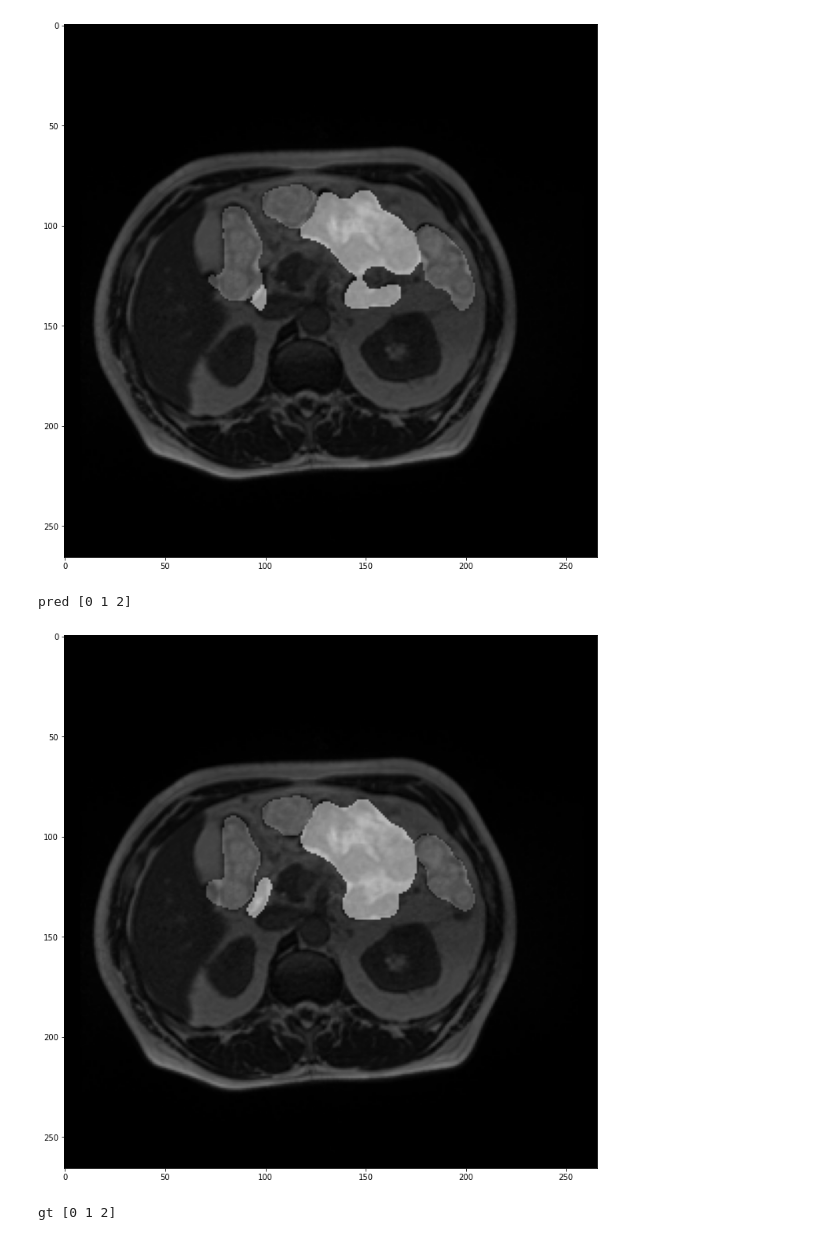
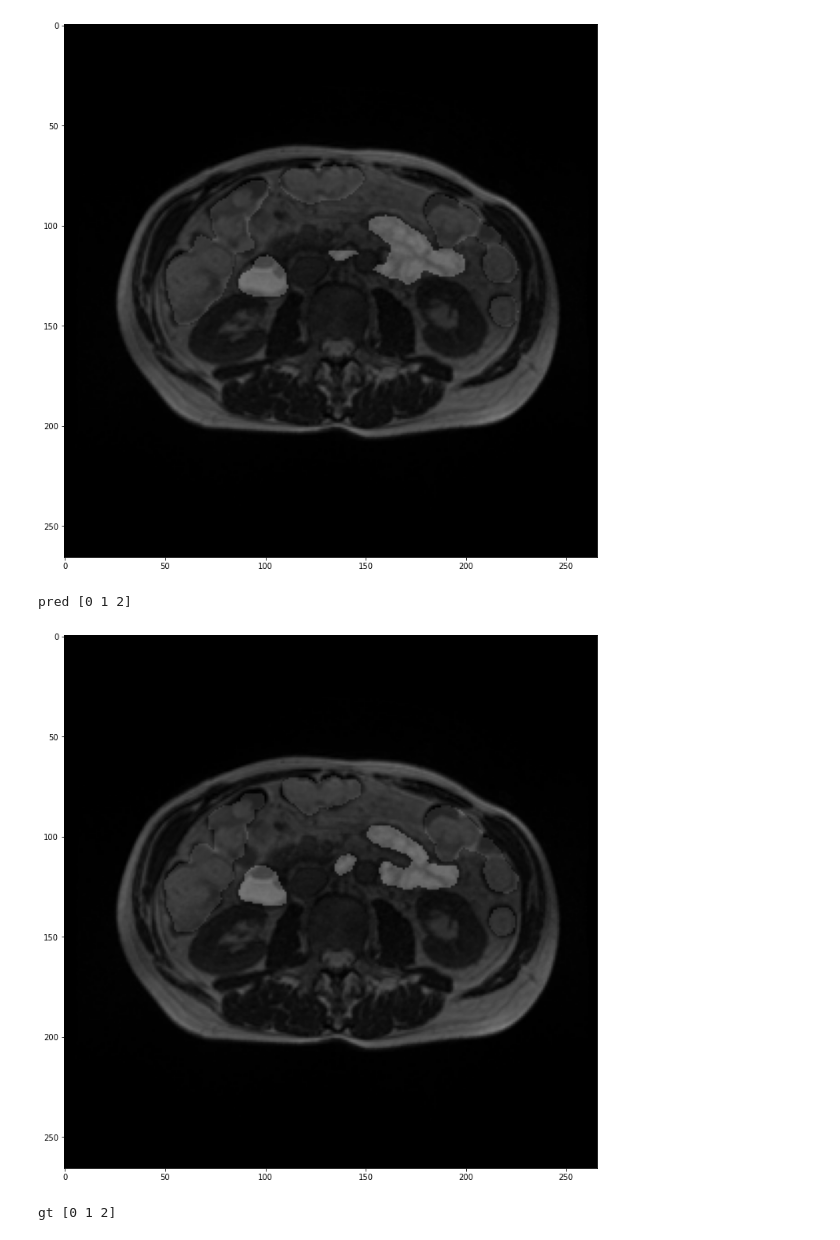
Before and after one commit to zezeze97/kaggle_segmentation, a Jupyter notebook: kaggle_segmentation/inference_demo.ipynb, the cells around one changed output. Drawn from its saved outputs; the diff is of its cells as text; code cells hidden in the pictures.

```diff
--- a/kaggle_segmentation/inference_demo.ipynb
+++ b/kaggle_segmentation/inference_demo.ipynb
@@ -4,7 +4,7 @@ from mmseg.core.evaluation import get_palette
 import cv2
 # %%
 config_file = '../cache/upernet_convnext_base_fp16_256x256_16k_kaggle_no_crop/upernet_convnext_base_fp16_256x256_16k_kaggle_no_crop.py'
-checkpoint_file = '../cache/upernet_convnext_base_fp16_256x256_16k_kaggle_no_crop/iter_8000.pth'
+checkpoint_file = '../cache/upernet_convnext_base_fp16_256x256_16k_kaggle_no_crop/iter_12800.pth'
 # %%
 # build the model from a config file and a checkpoint file
 model = init_segmentor(config_file, checkpoint_file, device='cuda:0')
@@ -13,6 +13,6 @@ load checkpoint from local path: ../cache/upernet_convnext_base_fp16_256x256_16k
 # %%
 # test a single image
-img = '../data/kaggle_segmentation_clean_data/train/case149_day12_slice_0088.png'
+img = '../data/kaggle_segmentation_clean_data/train/case44_day0_slice_0080.png'
 result = inference_segmentor(model, img)
 # %%
 # show the results
@@ -25,14 +25,14 @@ processed_img = np.stack([processed_img for _ in range(3)], -1)
 show_result_pyplot(model, processed_img, result, get_palette(dataset='kaggle'))
 print('pred', np.unique(result[0]))
 # %% [output]
-[figure, old version]
+[figure, new version]
 pred [0 1 2]
 # %%
 # show gt
-gt_file = '../data/kaggle_segmentation_clean_data/label/case149_day12_slice_0088.png'
+gt_file = '../data/kaggle_segmentation_clean_data/label/case44_day0_slice_0080.png'
 gt = [cv2.imread(gt_file, cv2.IMREAD_UNCHANGED)]
 show_result_pyplot(model, processed_img, gt, get_palette(dataset='kaggle'))
 print('gt', np.unique(gt[0]))
 # %% [output]
-[figure, old version]
+[figure, new version]
 gt [0 1 2]
```
Also changed, not shown: parts of 1 cell of this notebook, 4 other files.
